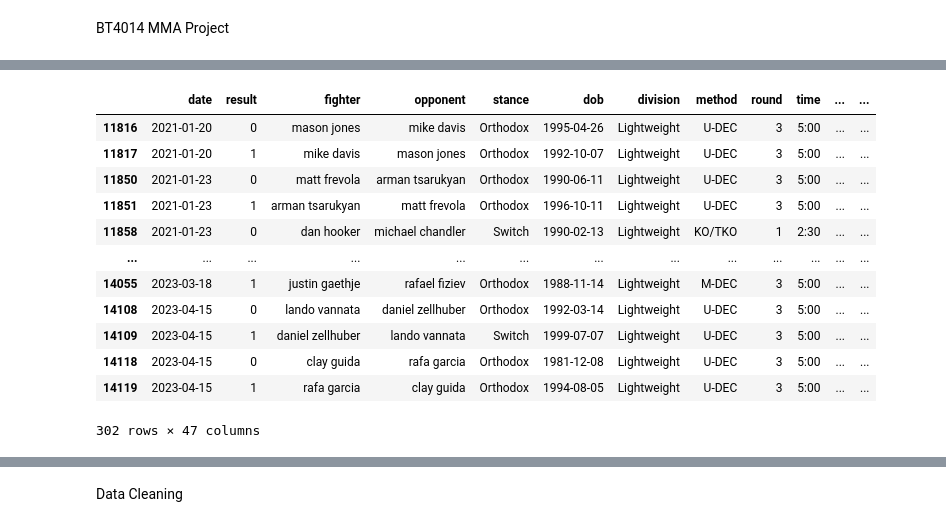
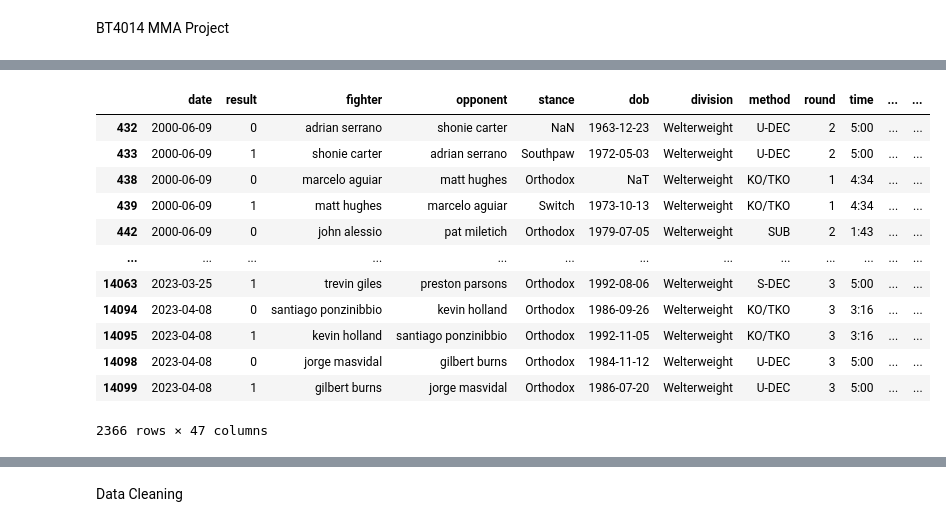
Before and after one commit to YeoWeiHan123/MMA-Contextual-Bandit, a Jupyter notebook: bt4014-mma.ipynb, the cells around one changed output, grey strips where cells are left out. Drawn from its saved outputs; the diff is of its cells as text; code cells hidden in the pictures.

Commit message:
Kaggle Notebook | BT4014 MMA | welter weight

```diff
--- a/bt4014-mma.ipynb
+++ b/bt4014-mma.ipynb
@@ -221,16 +86,17 @@ early_lightweight
-# %%
-late_lightweight
-# %% [output]
-|  | date | result | fighter | opponent | stance | dob | division | method | round | time | ... | ... |
-| 11816 | 2021-01-20 | 0 | mason jones | mike davis | Orthodox | 1995-04-26 | Lightweight | U-DEC | 3 | 5:00 | ... | ... |
-| 11817 | 2021-01-20 | 1 | mike davis | mason jones | Orthodox | 1992-10-07 | Lightweight | U-DEC | 3 | 5:00 | ... | ... |
-| 11850 | 2021-01-23 | 0 | matt frevola | arman tsarukyan | Orthodox | 1990-06-11 | Lightweight | U-DEC | 3 | 5:00 | ... | ... |
-| 11851 | 2021-01-23 | 1 | arman tsarukyan | matt frevola | Orthodox | 1996-10-11 | Lightweight | U-DEC | 3 | 5:00 | ... | ... |
-| 11858 | 2021-01-23 | 0 | dan hooker | michael chandler | Switch | 1990-02-13 | Lightweight | KO/TKO | 1 | 2:30 | ... | ... |
-| ... | ... | ... | ... | ... | ... | ... | ... | ... | ... | ... | ... | ... |
-| 14055 | 2023-03-18 | 1 | justin gaethje | rafael fiziev | Orthodox | 1988-11-14 | Lightweight | M-DEC | 3 | 5:00 | ... | ... |
-| 14108 | 2023-04-15 | 0 | lando vannata | daniel zellhuber | Orthodox | 1992-03-14 | Lightweight | U-DEC | 3 | 5:00 | ... | ... |
-| 14109 | 2023-04-15 | 1 | daniel zellhuber | lando vannata | Switch | 1999-07-07 | Lightweight | U-DEC | 3 | 5:00 | ... | ... |
-| 14118 | 2023-04-15 | 0 | clay guida | rafa garcia | Orthodox | 1981-12-08 | Lightweight | U-DEC | 3 | 5:00 | ... | ... |
-| 14119 | 2023-04-15 | 1 | rafa garcia | clay guida | Orthodox | 1994-08-05 | Lightweight | U-DEC | 3 | 5:00 | ... | ... |
-302 rows × 47 columns
+# %%
+welterweight = masterMLpublic[masterMLpublic["division"] == "Welterweight"]
+welterweight
+# %% [output]
+|  | date | result | fighter | opponent | stance | dob | division | method | round | time | ... | ... |
+| 432 | 2000-06-09 | 0 | adrian serrano | shonie carter | NaN | 1963-12-23 | Welterweight | U-DEC | 2 | 5:00 | ... | ... |
+| 433 | 2000-06-09 | 1 | shonie carter | adrian serrano | Southpaw | 1972-05-03 | Welterweight | U-DEC | 2 | 5:00 | ... | ... |
+| 438 | 2000-06-09 | 0 | marcelo aguiar | matt hughes | Orthodox | NaT | Welterweight | KO/TKO | 1 | 4:34 | ... | ... |
+| 439 | 2000-06-09 | 1 | matt hughes | marcelo aguiar | Switch | 1973-10-13 | Welterweight | KO/TKO | 1 | 4:34 | ... | ... |
+| 442 | 2000-06-09 | 0 | john alessio | pat miletich | Orthodox | 1979-07-05 | Welterweight | SUB | 2 | 1:43 | ... | ... |
+| ... | ... | ... | ... | ... | ... | ... | ... | ... | ... | ... | ... | ... |
+| 14063 | 2023-03-25 | 1 | trevin giles | preston parsons | Orthodox | 1992-08-06 | Welterweight | S-DEC | 3 | 5:00 | ... | ... |
+| 14094 | 2023-04-08 | 0 | santiago ponzinibbio | kevin holland | Orthodox | 1986-09-26 | Welterweight | KO/TKO | 3 | 3:16 | ... | ... |
+| 14095 | 2023-04-08 | 1 | kevin holland | santiago ponzinibbio | Orthodox | 1992-11-05 | Welterweight | KO/TKO | 3 | 3:16 | ... | ... |
+| 14098 | 2023-04-08 | 0 | jorge masvidal | gilbert burns | Orthodox | 1984-11-12 | Welterweight | U-DEC | 3 | 5:00 | ... | ... |
+| 14099 | 2023-04-08 | 1 | gilbert burns | jorge masvidal | Orthodox | 1986-07-20 | Welterweight | U-DEC | 3 | 5:00 | ... | ... |
+2366 rows × 47 columns
```
Also changed, not shown: parts of 31 cells of this notebook.
